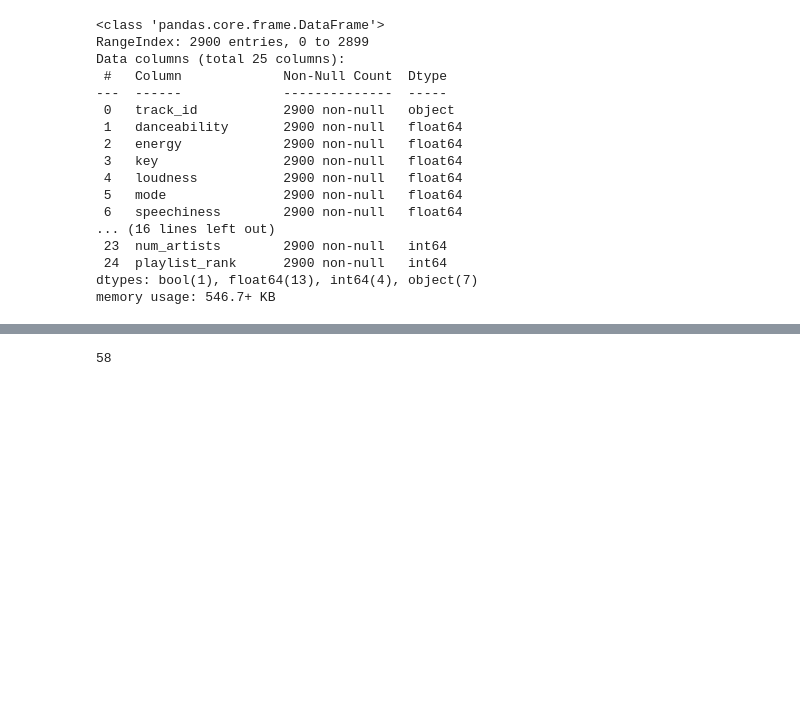
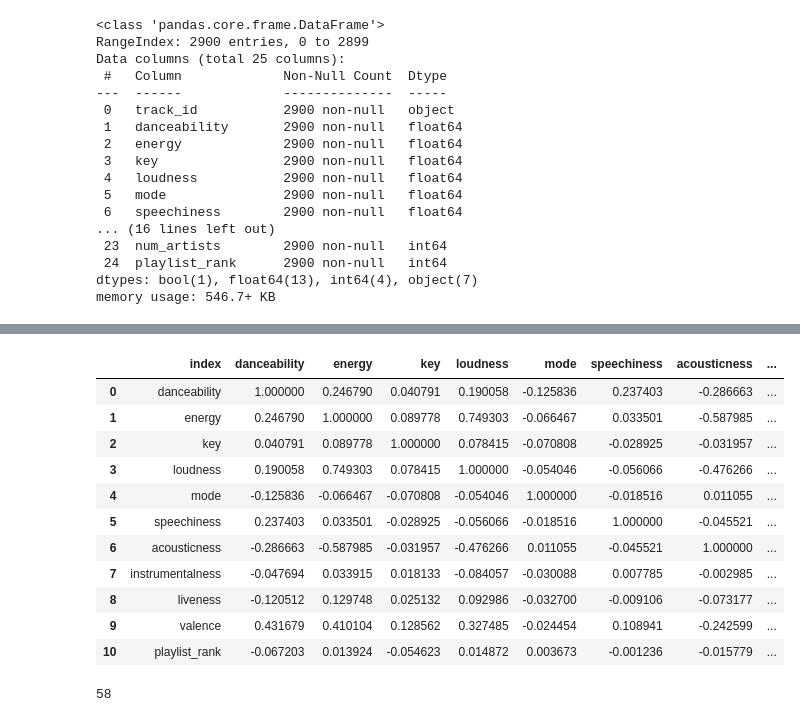
Before and after one commit to mattbolanos/spotify-market-popularity, a Jupyter notebook: src/proto/Unsupervised_Models.ipynb, the cells around one changed output, grey strips where cells are left out. Drawn from its saved outputs; the diff is of its cells as text; code cells hidden in the pictures; blank space fills up the shorter version.

```diff
--- a/src/proto/Unsupervised_Models.ipynb
+++ b/src/proto/Unsupervised_Models.ipynb
@@ -313,0 +312,9 @@ memory usage: 546.7+ KB
+# %%
+def get_correlation_matrix(df, corr_feats):
+    corr_df = df[corr_feats]
+    # corr = corr_df.corr()
+
+    # plt.figure(figsize=(18, 10))
+    # sns.heatmap(corr, annot=True)
+
+    return corr_df.corr()
@@ -314,3 +403,24 @@ memory usage: 546.7+ KB
+# %%
+correlation_variables = df_join_final.columns.tolist()[1:11] + ["playlist_rank"]
+# sns.heatmap(df_join_final[correlation_variables].corr())
+test = get_correlation_matrix(df_join_final, correlation_variables)
+
+test = test.reset_index()  # .rename(columns= {test.index.name: "Variable"})
+test
+# {test["index"][i]: test["playlist_rank"][i] for i in range(len(test))}
+# %% [output]
+|  | index | danceability | energy | key | loudness | mode | speechiness | acousticness | ... |
+| 0 | danceability | 1.000000 | 0.246790 | 0.040791 | 0.190058 | -0.125836 | 0.237403 | -0.286663 | ... |
+| 1 | energy | 0.246790 | 1.000000 | 0.089778 | 0.749303 | -0.066467 | 0.033501 | -0.587985 | ... |
+| 2 | key | 0.040791 | 0.089778 | 1.000000 | 0.078415 | -0.070808 | -0.028925 | -0.031957 | ... |
+| 3 | loudness | 0.190058 | 0.749303 | 0.078415 | 1.000000 | -0.054046 | -0.056066 | -0.476266 | ... |
+| 4 | mode | -0.125836 | -0.066467 | -0.070808 | -0.054046 | 1.000000 | -0.018516 | 0.011055 | ... |
+| 5 | speechiness | 0.237403 | 0.033501 | -0.028925 | -0.056066 | -0.018516 | 1.000000 | -0.045521 | ... |
+| 6 | acousticness | -0.286663 | -0.587985 | -0.031957 | -0.476266 | 0.011055 | -0.045521 | 1.000000 | ... |
+| 7 | instrumentalness | -0.047694 | 0.033915 | 0.018133 | -0.084057 | -0.030088 | 0.007785 | -0.002985 | ... |
+| 8 | liveness | -0.120512 | 0.129748 | 0.025132 | 0.092986 | -0.032700 | -0.009106 | -0.073177 | ... |
+| 9 | valence | 0.431679 | 0.410104 | 0.128562 | 0.327485 | -0.024454 | 0.108941 | -0.242599 | ... |
+| 10 | playlist_rank | -0.067203 | 0.013924 | -0.054623 | 0.014872 | 0.003673 | -0.001236 | -0.015779 | ... |
 # %%
 num_k = len(df_join_final.market_id.unique())
 num_k
```
Also changed, not shown: parts of 15 cells of this notebook.
